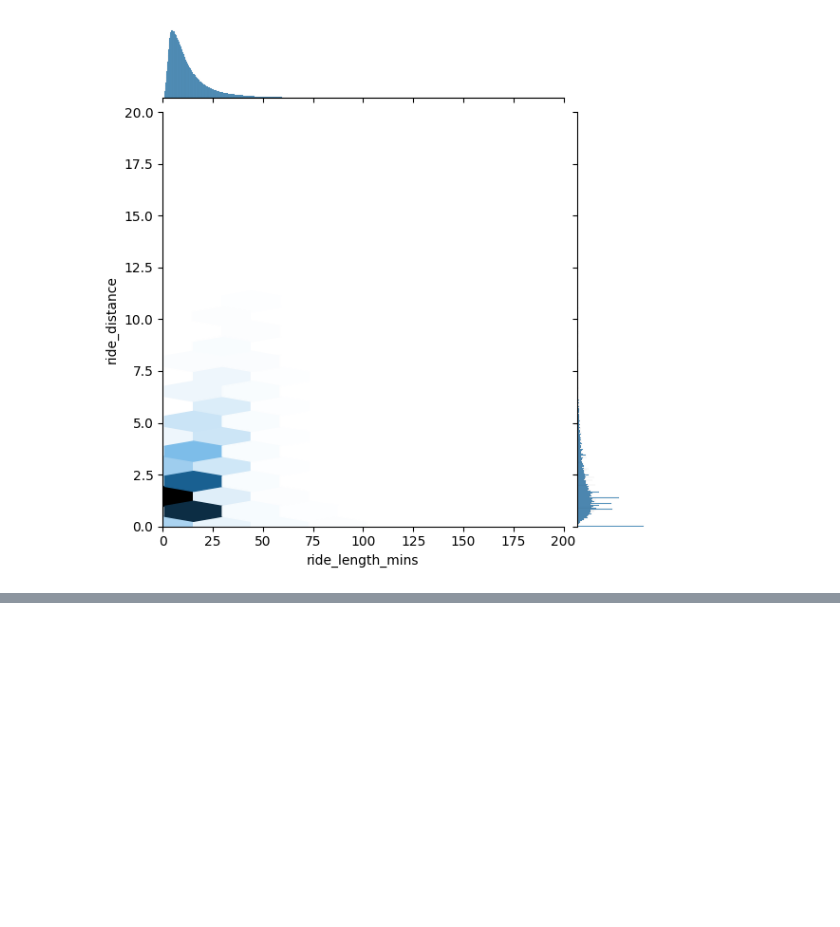
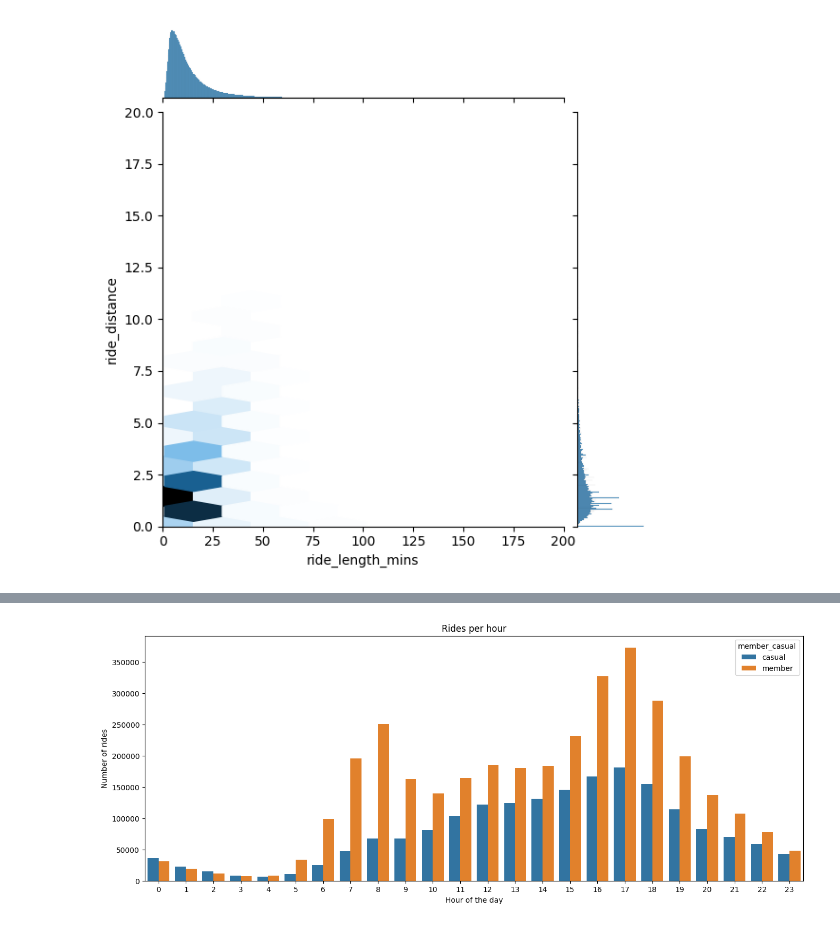
Before and after one commit to premsundar28/Cyclistic, a Jupyter notebook: master.ipynb, the cells around one changed output, grey strips where cells are left out. Cells and saved outputs as stored; diff of their text form; code cells hidden in the pictures; blank space fills up the shorter version.

```diff
--- a/master.ipynb
+++ b/master.ipynb
@@ -458,0 +518,11 @@ master_cleaned_filtered.groupby('member_casual')[['ride_length_mins', 'ride_dist
+# %%
+rides_per_hour = master.groupby(['member_casual' , 'hour_of_day'])['ride_id'].count().reset_index()
+
+fig , ax = plt.subplots(figsize = (16,6))
+sns.barplot(data = rides_per_hour , x = 'hour_of_day' , y = 'ride_id' , hue = 'member_casual')
+plt.title('Rides per hour')
+plt.xlabel('Hour of the day')
+plt.ylabel('Number of rides')
+plt.show()
+# %% [output]
+[figure, added]
```
Also changed, not shown: parts of 11 cells of this notebook, 10 other files.
